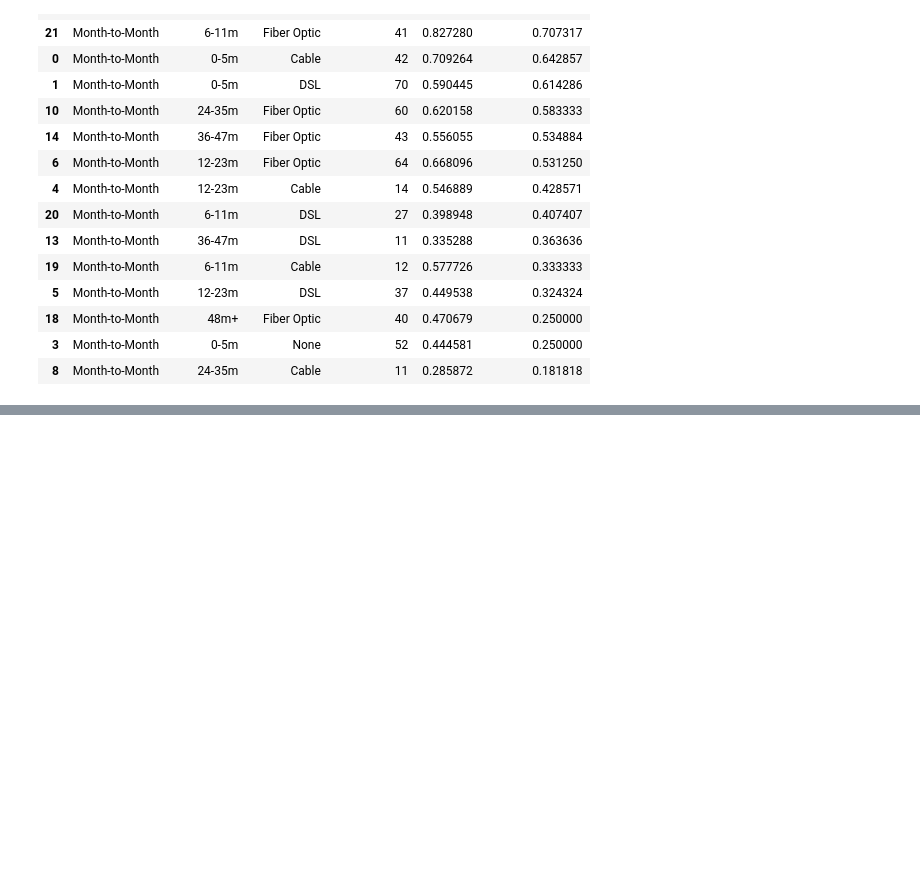
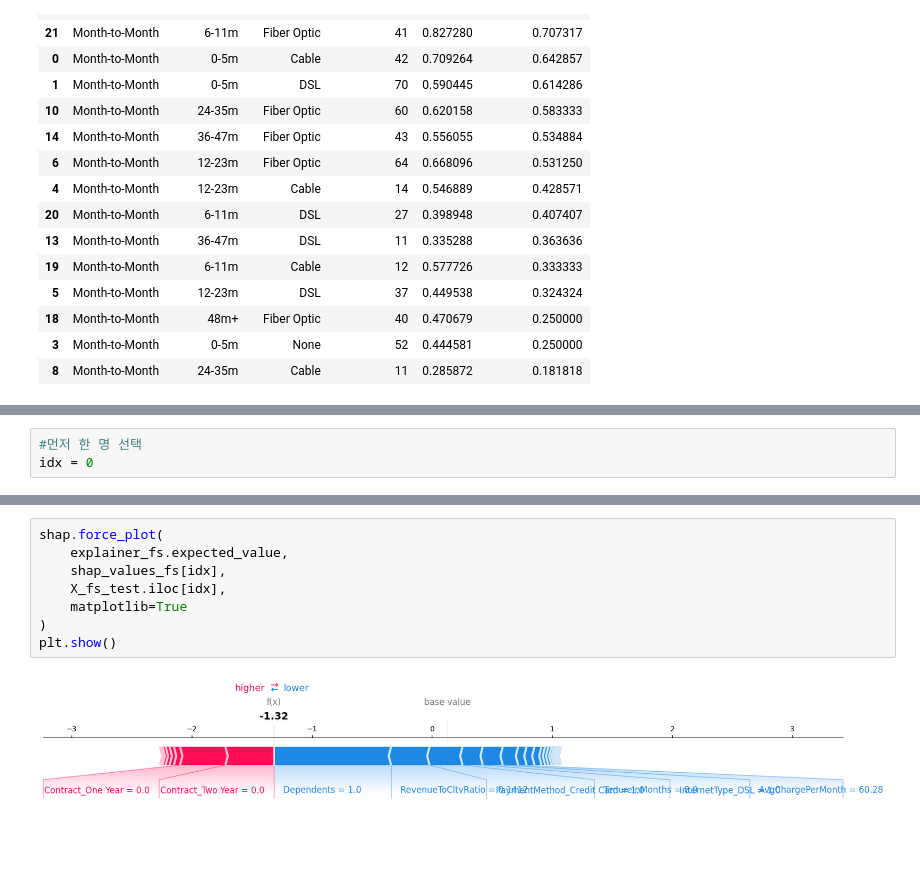
Before and after one commit to ppark6189/telco_churn_prediction_analysis, a Jupyter notebook: notebook/Telco_Churn_Analysis_EDA_to_Machine_Learning.ipynb, the cells around one changed output, grey strips where cells are left out. Cells and saved outputs as stored; diff of their text form; blank space fills up the shorter version.

```diff
--- a/notebook/Telco_Churn_Analysis_EDA_to_Machine_Learning.ipynb
+++ b/notebook/Telco_Churn_Analysis_EDA_to_Machine_Learning.ipynb
@@ -1135,0 +1292,3 @@ symptom_rules.head(15)
+# %%
+#먼저 한 명 선택
+idx = 0
@@ -1135,0 +1304,10 @@ symptom_rules.head(15)
+# %%
+shap.force_plot(
+    explainer_fs.expected_value,
+    shap_values_fs[idx],
+    X_fs_test.iloc[idx],
+    matplotlib=True
+)
+plt.show()
+# %% [output]
+[figure, added]
```
Also changed, not shown: parts of 53 cells of this notebook, 1 other file.
